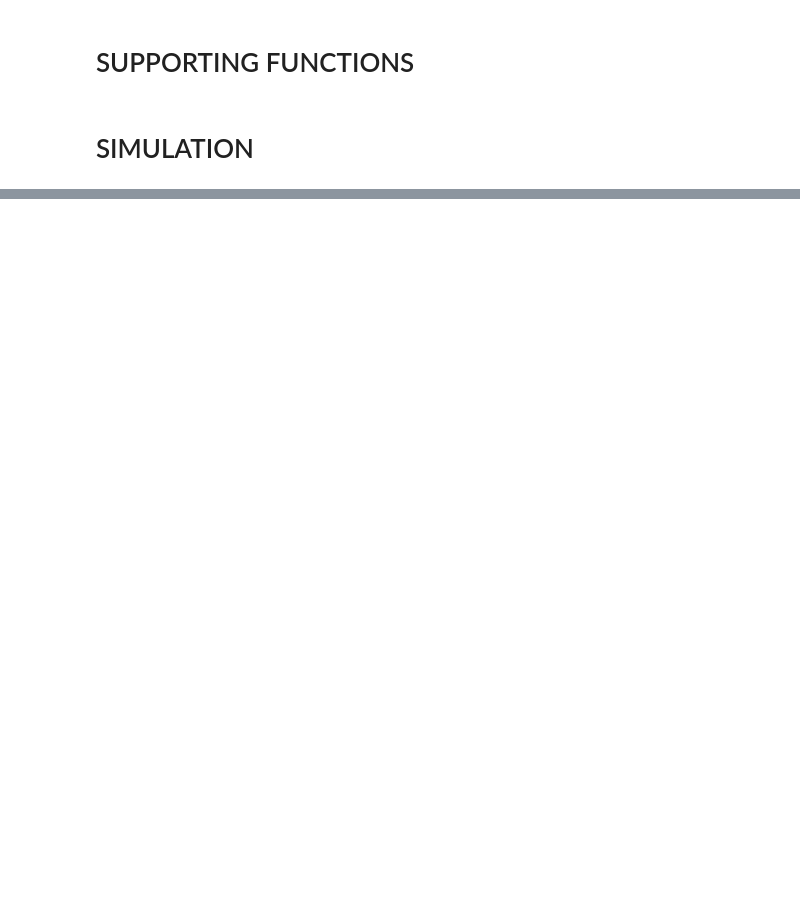
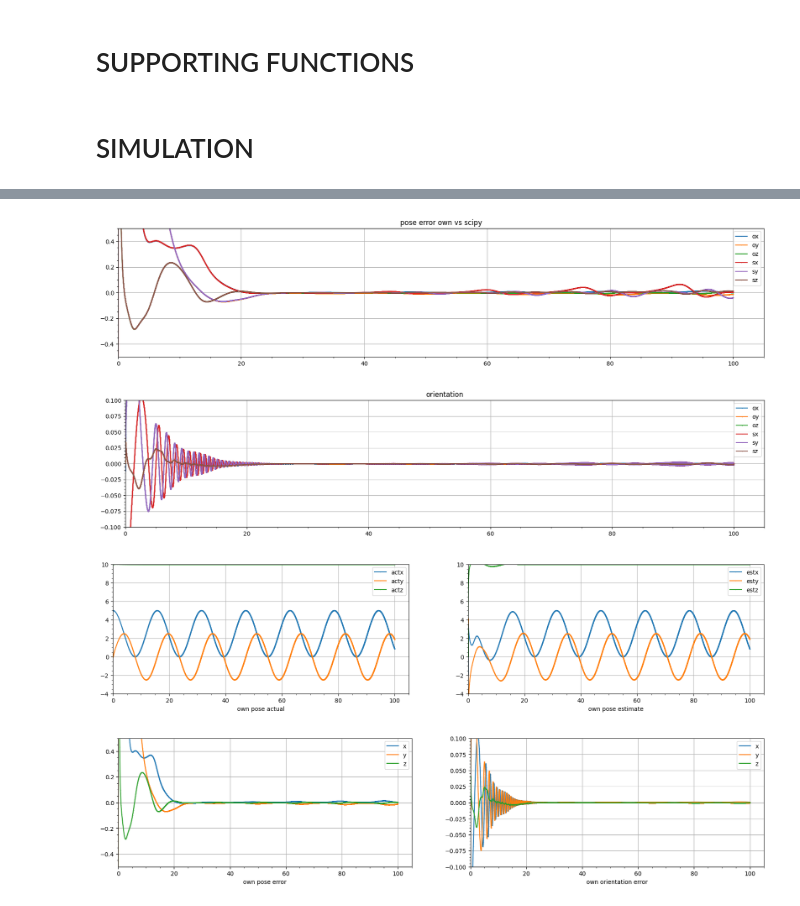
Before and after one commit to Annika-wyt/annika, a Jupyter notebook: ricatti_rk45.ipynb, the cells around one changed output, grey strips where cells are left out. Saved outputs shown, nothing was run; the diff lists cells and outputs as text; code cells hidden in the pictures; blank space fills up the shorter version.

Commit message:
updated rk45 - added quaternion to observer equation

```diff
--- a/ricatti_rk45.ipynb
+++ b/ricatti_rk45.ipynb
@@ -414,4 +506,29 @@ def rk45_step(t, y, dt, args, tol, adaptive):
         else:
             success = True
     return y_next, dt, success
+# %%
+### Parameter
+######################################################
+##################### Parameters #####################
+
+use_adaptive = True
+quaternion = True
+which_eq = 0
+plot_graph = True
+save_graph = False
+save_as_csv = False
+time = (0, 100)
+stepsize = 0.1
+times = np.arange(*time, stepsize)
+
+with_image_hz_sim = False
+image_time = np.arange(*time, 1/20)
+threshold_image = 0.0001
+
+tol = 1e-2 * 3 #0.03 for no noise
+# tol = 0.05
+
+noise = False
+##################### Parameters #####################
+######################################################
 # %%
@@ -561,3 +769,10 @@ sol_t = solution[:,57]
 # %%
+### Plot
 lim = 10
 limo = 1
+visual_plot(quaternion)
+# %% [output]
+[figure, added]
+[figure, added]
+[figure, added]
+[figure, added]
```
Also changed, not shown: parts of 10 cells of this notebook, 1 other file.
